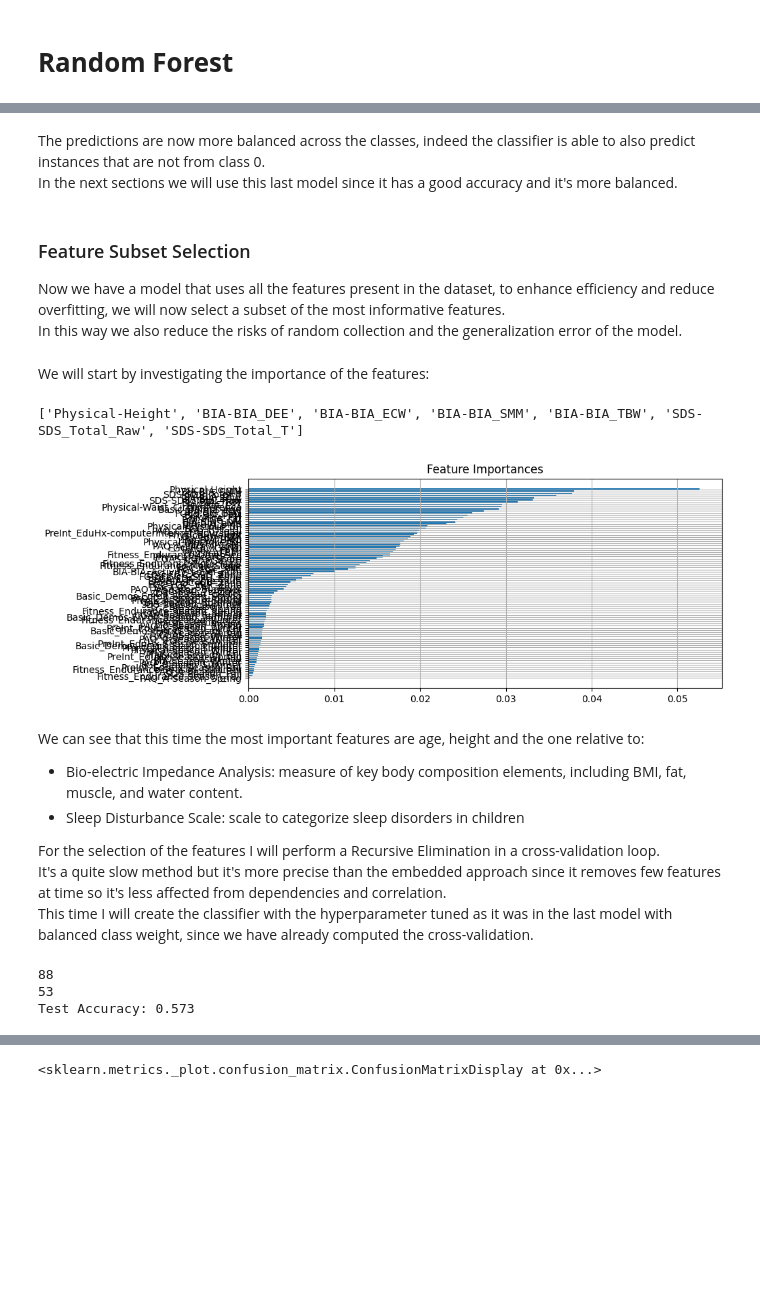
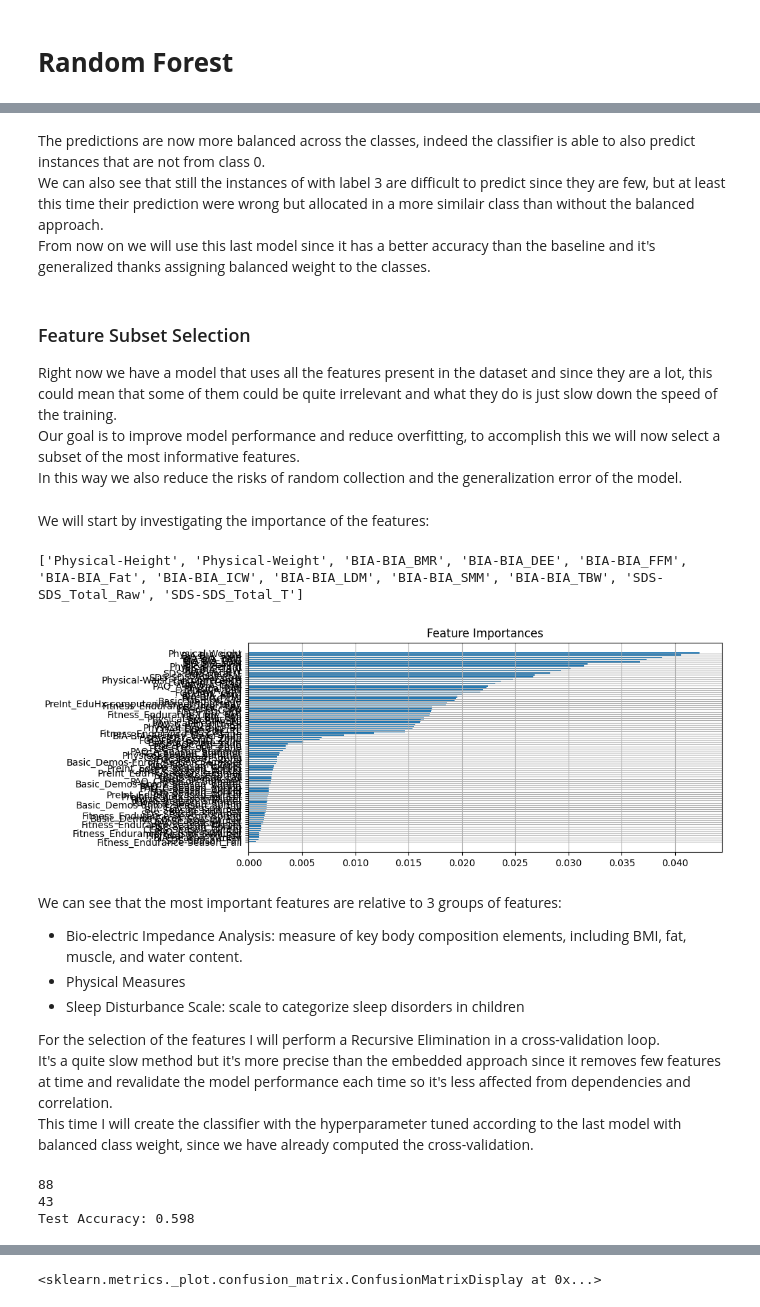
Before and after one commit to Pizz0x/Child-Mind, a Jupyter notebook: 2_RandomForest.ipynb, the cells around one changed output, grey strips where cells are left out. Drawn from its saved outputs; the diff is of its cells as text; code cells hidden in the pictures; blank space fills up the shorter version.

```diff
--- a/2_RandomForest.ipynb
+++ b/2_RandomForest.ipynb
@@ -26,9 +26,14 @@ test_features = df_test.columns.tolist()
 features_toremove =  list(set(train_features) - set(test_features) - {'sii'})
 
 del df_train['id']
+
 for col in features_toremove:
     del df_train[col]
+
 df_train.dropna(subset=['sii'], inplace=True)
+
+df_train = df_train[df_train['Physical-BMI']!=0]
+df_train = df_train[df_train['Physical-Weight']!=0]
 
 physical_measures_df = pd.read_csv('data/physical_measures.csv')
 
@@ -40,6 +45,8 @@ for col in cols:
     df_train.loc[tot_nan_phys, col] = df_train.loc[tot_nan_phys, f"{col}_avg"]
     del df_train[f"{col}_avg"]
 
+threshold = int(df_train.shape[1] * 0.35)
+df_train.dropna(thresh=threshold, inplace=True)
 
 X = df_train.iloc[:, :-1]
 y = df_train.iloc[:, -1]
@@ -172,41 +179,43 @@ ConfusionMatrixDisplay.from_estimator(
 # %% [markdown]
 The predictions are now more balanced across the classes, indeed the classifier is able to also predict instances that are not from class 0. <br>
-In the next sections we will use this last model since it has a good accuracy and it's more balanced.
+We can also see that still the instances of with label 3 are difficult to predict since they are few, but at least this time their prediction were wrong but allocated in a more similair class than without the balanced approach. <br>
+From now on we will use this last model since it has a better accuracy than the baseline and it's generalized thanks assigning balanced weight to the classes.
 # %% [markdown]
 ### Feature Subset Selection
-Now we have a model that uses all the features present in the dataset, to enhance efficiency and reduce overfitting, we will now select a subset of the most informative features. <br>
+Right now we have a model that uses all the features present in the dataset and since they are a lot, this could mean that some of them could be quite irrelevant and what they do is just slow down the speed of the training. <br>
+Our goal is to improve model performance and reduce overfitting, to accomplish this we will now select a subset of the most informative features. <br>
 In this way we also reduce the risks of random collection and the generalization error of the model.
 # %% [markdown]
 We will start by investigating the importance of the features:
 # %%
 feature_names = new_X_train.columns.tolist()
 
-important_features = [name for name, importance in zip(feature_names, tuned_model.best_estimator_.feature_importances_) if importance > 0.03]
+important_features = [name for name, importance in zip(feature_names, tuned_model.best_estimator_.feature_importances_) if importance > 0.025]
 print(important_features)
 
 fig, ax = plt.subplots(figsize=(9, 4))
 ax.barh(range(new_X_train.shape[1]), sorted(tuned_model.best_estimator_.feature_importances_)[::-1])
 ax.set_title("Feature Importances")
 ax.set_yticks(range(new_X_train.shape[1]))
 ax.set_yticklabels(np.array(feature_names)[np.argsort(tuned_model.best_estimator_.feature_importances_)[::-1]])
 ax.invert_yaxis()
 ax.grid()
 # %% [output]
-['Physical-Height', 'BIA-BIA_DEE', 'BIA-BIA_ECW', 'BIA-BIA_SMM', 'BIA-BIA_TBW', 'SDS-SDS_Total_Raw', 'SDS-SDS_Total_T']
+['Physical-Height', 'Physical-Weight', 'BIA-BIA_BMR', 'BIA-BIA_DEE', 'BIA-BIA_FFM', 'BIA-BIA_Fat', 'BIA-BIA_ICW', 'BIA-BIA_LDM', 'BIA-BIA_SMM', 'BIA-BIA_TBW', 'SDS-SDS_Total_Raw', 'SDS-SDS_Total_T']
-[figure, old version]
+[figure, new version]
 # %% [markdown]
-We can see that this time the most important features are age, height and the one relative to:
+We can see that the most important features are relative to 3 groups of features:
 - Bio-electric Impedance Analysis: measure of key body composition elements, including BMI, fat, muscle, and water content.
-- Sleep Disturbance Scale:  scale to categorize sleep disorders in children <br>
+- Physical Measures
+- Sleep Disturbance Scale: scale to categorize sleep disorders in children <br>
 
 For the selection of the features I will perform a Recursive Elimination in a cross-validation loop. <br>
-It's a quite slow method but it's more precise than the embedded approach since it removes few features at time so it's less affected from dependencies and correlation. <br>
-This time I will create the classifier with the hyperparameter tuned as it was in the last model with balanced class weight, since we have already computed the cross-validation.
+It's a quite slow method but it's more precise than the embedded approach since it removes few features at time and revalidate the model performance each time so it's less affected from dependencies and correlation. <br>
+This time I will create the classifier with the hyperparameter tuned according to the last model with balanced class weight, since we have already computed the cross-validation.
 # %%
 from sklearn.feature_selection import RFECV
-
-base_model = RandomForestClassifier(class_weight='balanced', bootstrap=True, max_depth=10, max_leaf_nodes=100, min_samples_split=10, n_estimators=50)
-selector = RFECV(base_model, step=5, cv=5, scoring='accuracy', n_jobs=-1)
+model = RandomForestClassifier(class_weight='balanced', bootstrap=True, max_depth=10, max_leaf_nodes=100, min_samples_split=2, n_estimators=200)
+selector = RFECV(model, step=5, cv=5, scoring='accuracy', n_jobs=-1)
 selector.fit(new_X_train, y_train)
 X_train_subset = new_X_train.iloc[:, selector.support_]
 X_test_subset = new_X_test.iloc[:, selector.support_]
@@ -214,19 +223,11 @@ print(new_X_train.shape[1])
 print(X_train_subset.shape[1])
 X_train_subset.columns.to_list()
 
-# base_model = RandomForestClassifier(class_weight='balanced')
-# parameters = { 'n_estimators': [50, 100, 200],
-#     'max_leaf_nodes': [50, 80, 100],
-#     'max_depth': [10, 20, None],
-#     'min_samples_split': [2, 5, 10],
-#     'bootstrap': [True, False]
-#     }
-# tuned_model = GridSearchCV(base_model, parameters, cv=5, n_jobs=-1)
-base_model.fit(X_train_subset, y_train)
-test_acc = accuracy_score(y_true = y_test, y_pred = base_model.predict(X_test_subset) )
+model.fit(X_train_subset, y_train)
+test_acc = accuracy_score(y_true = y_test, y_pred = model.predict(X_test_subset) )
 print("Test Accuracy: {:.3f}".format(test_acc) )
 # %% [output]
 88
-53
-Test Accuracy: 0.573
+43
+Test Accuracy: 0.598
 # %% [markdown]
```
Also changed, not shown: parts of 11 cells of this notebook, 1 other file.
